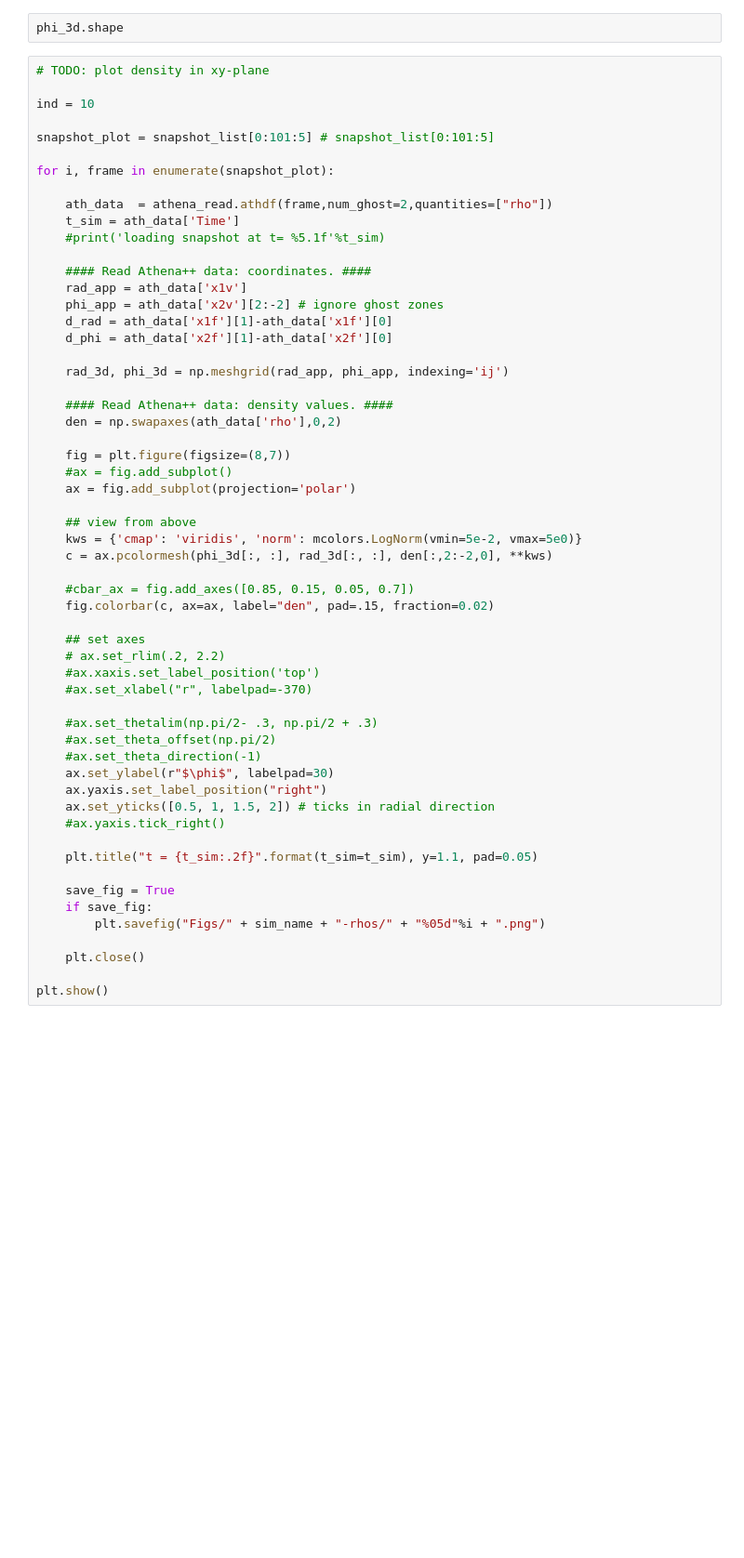
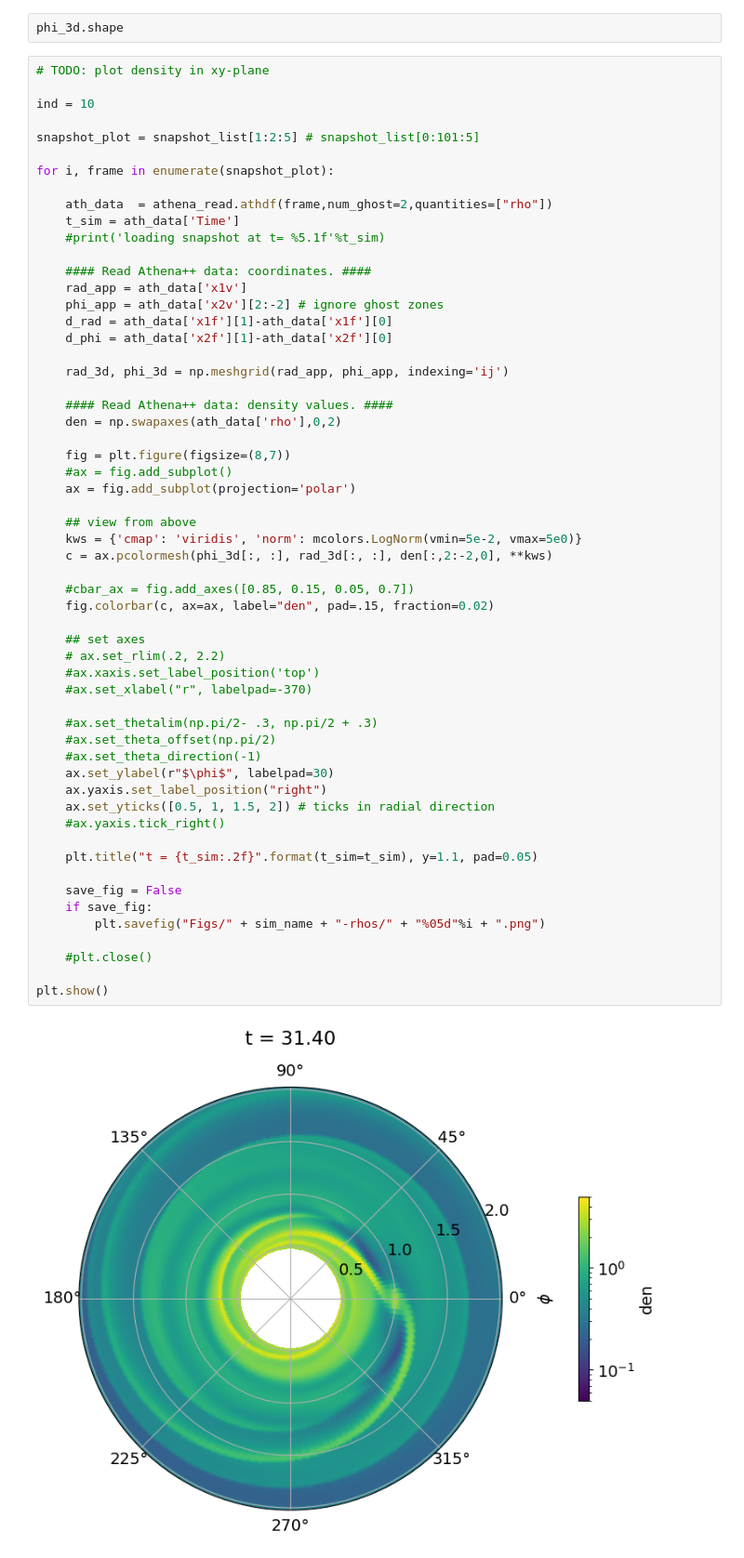
Before and after one commit to Jupiter1994/athena-warps, a Jupyter notebook: warped-disks/jiarus_diagnosis_2d.ipynb, the cells around one changed output. Shown at 93% size. Cells and saved outputs as stored; diff of their text form; blank space fills up the shorter version.

```diff
--- a/warped-disks/jiarus_diagnosis_2d.ipynb
+++ b/warped-disks/jiarus_diagnosis_2d.ipynb
@@ -160,7 +152,7 @@ phi_3d.shape
 
 ind = 10
 
-snapshot_plot = snapshot_list[0:101:5] # snapshot_list[0:101:5]
+snapshot_plot = snapshot_list[1:2:5] # snapshot_list[0:101:5]
 
 for i, frame in enumerate(snapshot_plot):
 
@@ -183,32 +175,34 @@ for i, frame in enumerate(snapshot_plot):
     #ax = fig.add_subplot()
     ax = fig.add_subplot(projection='polar')
 
     ## view from above
     kws = {'cmap': 'viridis', 'norm': mcolors.LogNorm(vmin=5e-2, vmax=5e0)}
     c = ax.pcolormesh(phi_3d[:, :], rad_3d[:, :], den[:,2:-2,0], **kws)
 
     #cbar_ax = fig.add_axes([0.85, 0.15, 0.05, 0.7])
     fig.colorbar(c, ax=ax, label="den", pad=.15, fraction=0.02)
 
     ## set axes
     # ax.set_rlim(.2, 2.2)
     #ax.xaxis.set_label_position('top')
     #ax.set_xlabel("r", labelpad=-370)
 
     #ax.set_thetalim(np.pi/2- .3, np.pi/2 + .3)
     #ax.set_theta_offset(np.pi/2)
     #ax.set_theta_direction(-1)
     ax.set_ylabel(r"$\phi$", labelpad=30)
     ax.yaxis.set_label_position("right")
     ax.set_yticks([0.5, 1, 1.5, 2]) # ticks in radial direction
     #ax.yaxis.tick_right()
 
     plt.title("t = {t_sim:.2f}".format(t_sim=t_sim), y=1.1, pad=0.05)
 
-    save_fig = True
+    save_fig = False
     if save_fig:
         plt.savefig("Figs/" + sim_name + "-rhos/" + "%05d"%i + ".png")
 
-    plt.close()
+    #plt.close()
 
 plt.show()
+# %% [output]
+[figure, added]
```
Also changed, not shown: parts of 4 cells of this notebook, 1 other file.
